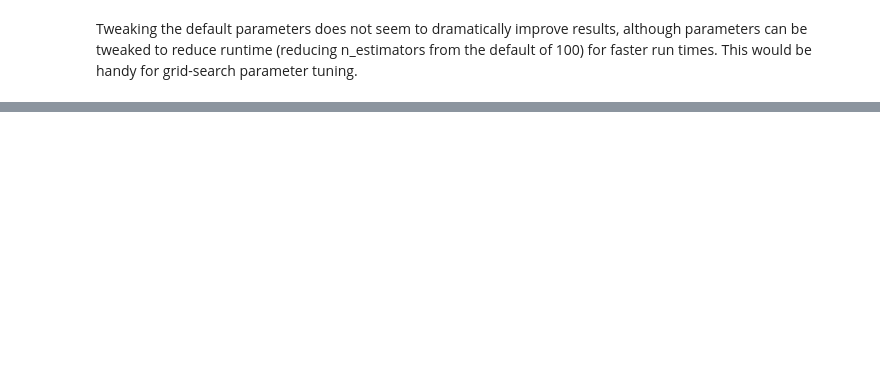
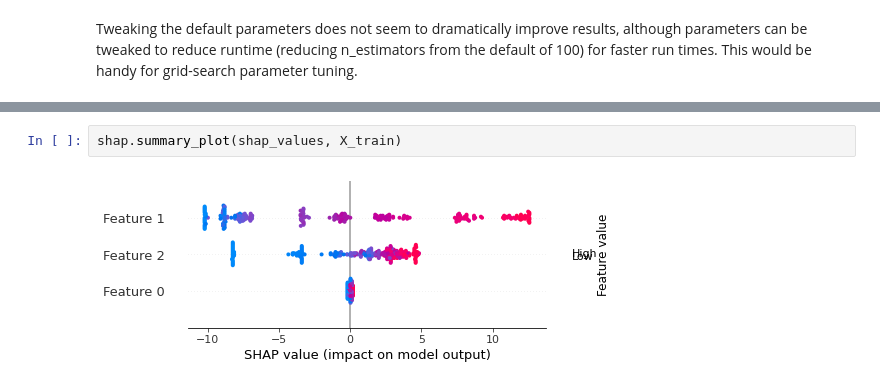
Before and after one commit to nagi49000/tree-play, a Jupyter notebook: python/notebooks/random-forest.ipynb, the cells around one changed output, grey strips where cells are left out. Drawn from its saved outputs; the diff is of its cells as text; blank space fills up the shorter version.

```diff
--- a/python/notebooks/random-forest.ipynb
+++ b/python/notebooks/random-forest.ipynb
@@ -53,0 +115,4 @@ print((scores, np.mean(scores)))
+# %%
+shap.summary_plot(shap_values, X_train)
+# %% [output]
+[figure, added]
```
Also changed, not shown: parts of 12 cells of this notebook, 3 other files.
